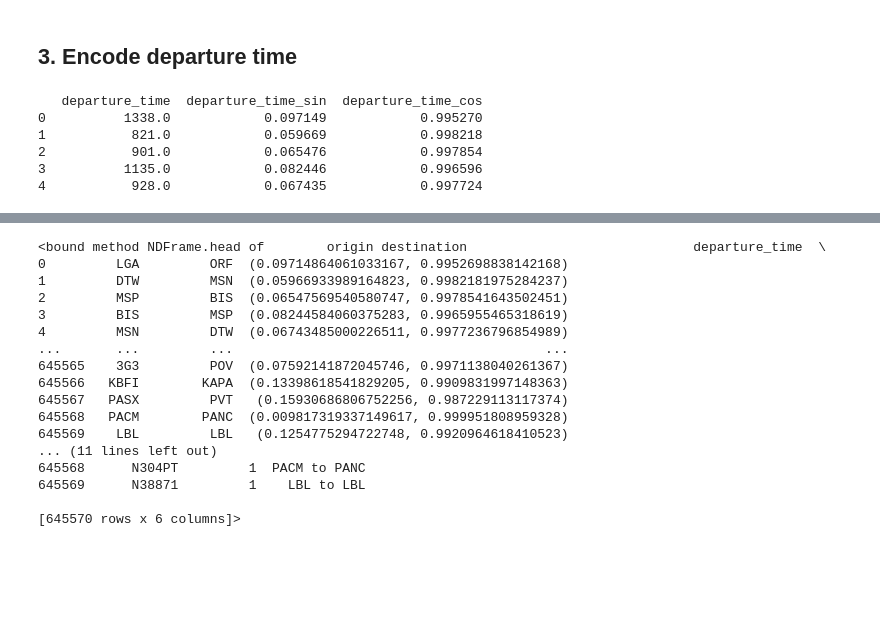
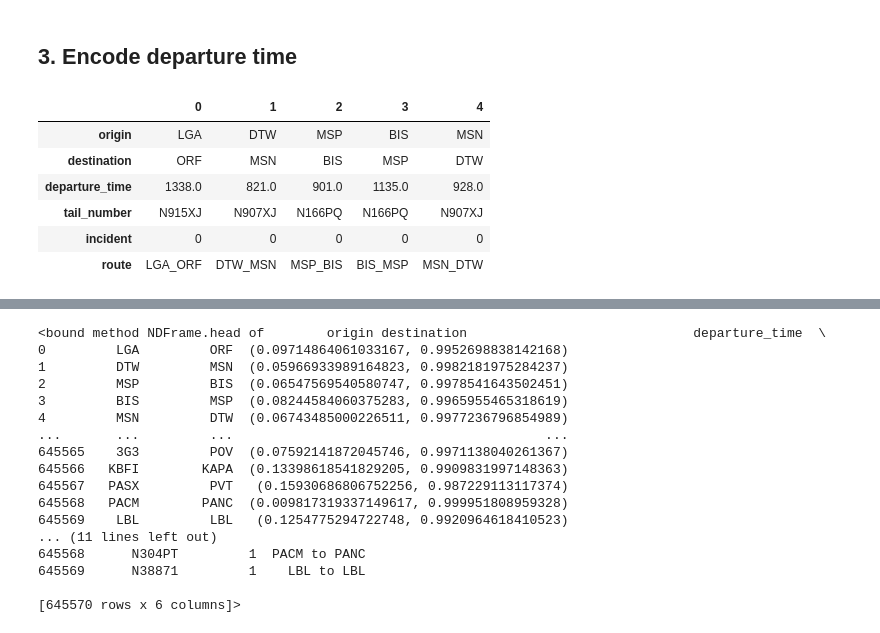
Before and after one commit to 4GeeksAcademy/maps-aviation_final_project, a Jupyter notebook: src/Madesh_02.ipynb, the cells around one changed output, grey strips where cells are left out. Cells and saved outputs as stored; diff of their text form; code cells hidden in the pictures; blank space fills up the shorter version.

```diff
--- a/src/Madesh_02.ipynb
+++ b/src/Madesh_02.ipynb
@@ -405,33 +146,14 @@ DataFrame with cyclical time encoding:
 # %% [markdown]
 ## 3. Encode departure time
 # %%
-import numpy as np
+cyclical_encoded_data_df = data_df.copy()
 
-departure_times = data_df['departure_time'].copy()
-
-def time_to_seconds(time_str):
-    parts = time_str.split(':')
-    hours = int(parts[0])
-    minutes = int(parts[1])
-    seconds = int(parts[2]) if len(parts) > 2 else 0
-    return hours * 3600 + minutes * 60 + seconds
-
-if departure_times.dtype == 'object':
-    total_seconds = departure_times.apply(time_to_seconds)
-else:
-    total_seconds = departure_times
-
-max_seconds_in_day = 24 * 3600
-normalized_time = total_seconds / max_seconds_in_day
-
-data_df['departure_time_sin'] = np.sin(2 * np.pi * normalized_time)
-data_df['departure_time_cos'] = np.cos(2 * np.pi * normalized_time)
-
-print(data_df[['departure_time', 'departure_time_sin', 'departure_time_cos']].head())
+cyclical_encoded_data_df.head().T
 # %% [output]
-   departure_time  departure_time_sin  departure_time_cos
-0          1338.0            0.097149            0.995270
-1           821.0            0.059669            0.998218
-2           901.0            0.065476            0.997854
-3          1135.0            0.082446            0.996596
-4           928.0            0.067435            0.997724
+|  | 0 | 1 | 2 | 3 | 4 |
+| origin | LGA | DTW | MSP | BIS | MSN |
+| destination | ORF | MSN | BIS | MSP | DTW |
+| departure_time | 1338.0 | 821.0 | 901.0 | 1135.0 | 928.0 |
+| tail_number | N915XJ | N907XJ | N166PQ | N166PQ | N907XJ |
+| incident | 0 | 0 | 0 | 0 | 0 |
+| route | LGA_ORF | DTW_MSN | MSP_BIS | BIS_MSP | MSN_DTW |
```
Also changed, not shown: parts of 12 cells of this notebook.
